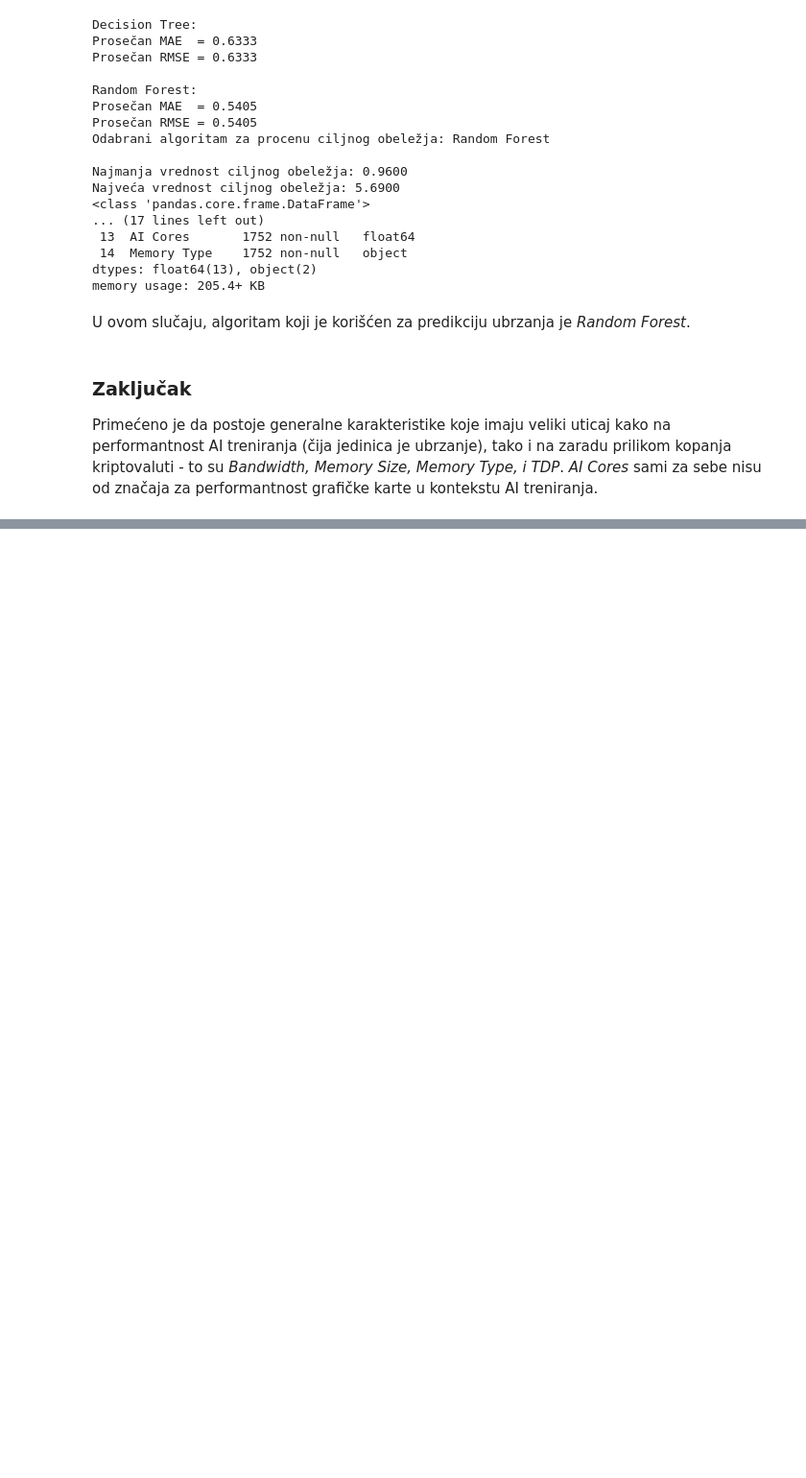
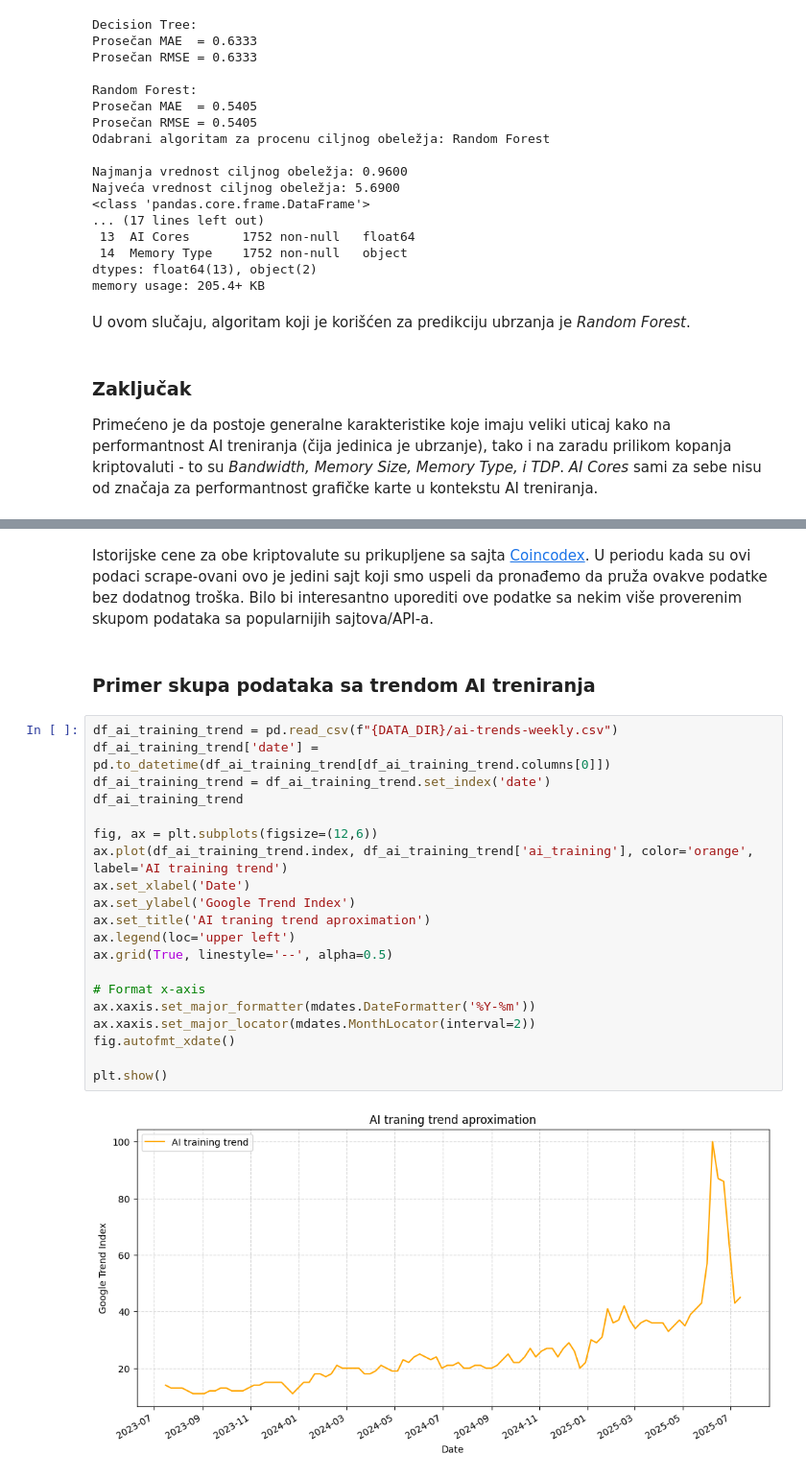
Before and after one commit to dXellor/consumer-gpu-price-analysis, a Jupyter notebook: project.ipynb, the cells around one changed output, grey strips where cells are left out. Shown at 96% size. Drawn from its saved outputs; the diff is of its cells as text; blank space fills up the shorter version.

```diff
--- a/project.ipynb
+++ b/project.ipynb
@@ -1395,0 +1473,26 @@ Primećeno je da postoje generalne karakteristike koje imaju veliki uticaj kako
+# %% [markdown]
+Istorijske cene za obe kriptovalute su prikupljene sa sajta [Coincodex](https://coincodex.com). U periodu kada su ovi podaci scrape-ovani ovo je jedini sajt koji smo uspeli da pronađemo da pruža ovakve podatke bez dodatnog troška. Bilo bi interesantno uporediti ove podatke sa nekim više proverenim skupom podataka sa popularnijih sajtova/API-a.
+# %% [markdown]
+### Primer skupa podataka sa trendom AI treniranja
+# %%
+df_ai_training_trend = pd.read_csv(f"{DATA_DIR}/ai-trends-weekly.csv")
+df_ai_training_trend['date'] = pd.to_datetime(df_ai_training_trend[df_ai_training_trend.columns[0]])
+df_ai_training_trend = df_ai_training_trend.set_index('date')
+df_ai_training_trend
+
+fig, ax = plt.subplots(figsize=(12,6))
+ax.plot(df_ai_training_trend.index, df_ai_training_trend['ai_training'], color='orange', label='AI training trend')
+ax.set_xlabel('Date')
+ax.set_ylabel('Google Trend Index')
+ax.set_title('AI traning trend aproximation')
+ax.legend(loc='upper left')
+ax.grid(True, linestyle='--', alpha=0.5)
+
+# Format x-axis
+ax.xaxis.set_major_formatter(mdates.DateFormatter('%Y-%m'))
+ax.xaxis.set_major_locator(mdates.MonthLocator(interval=2))
+fig.autofmt_xdate()
+
+plt.show()
+# %% [output]
+[figure, added]
```
Also changed, not shown: parts of 21 cells of this notebook, 3 other files.
